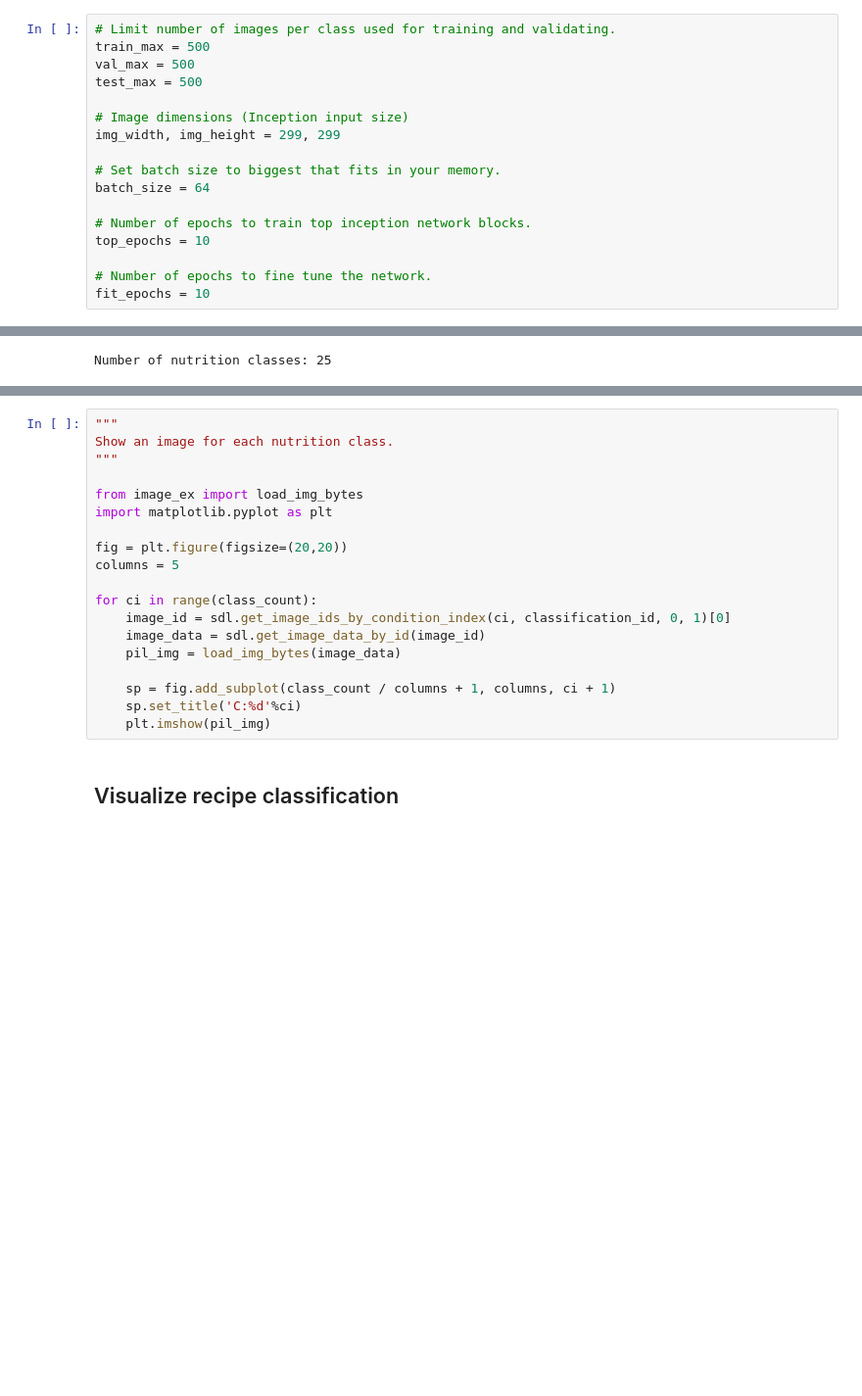
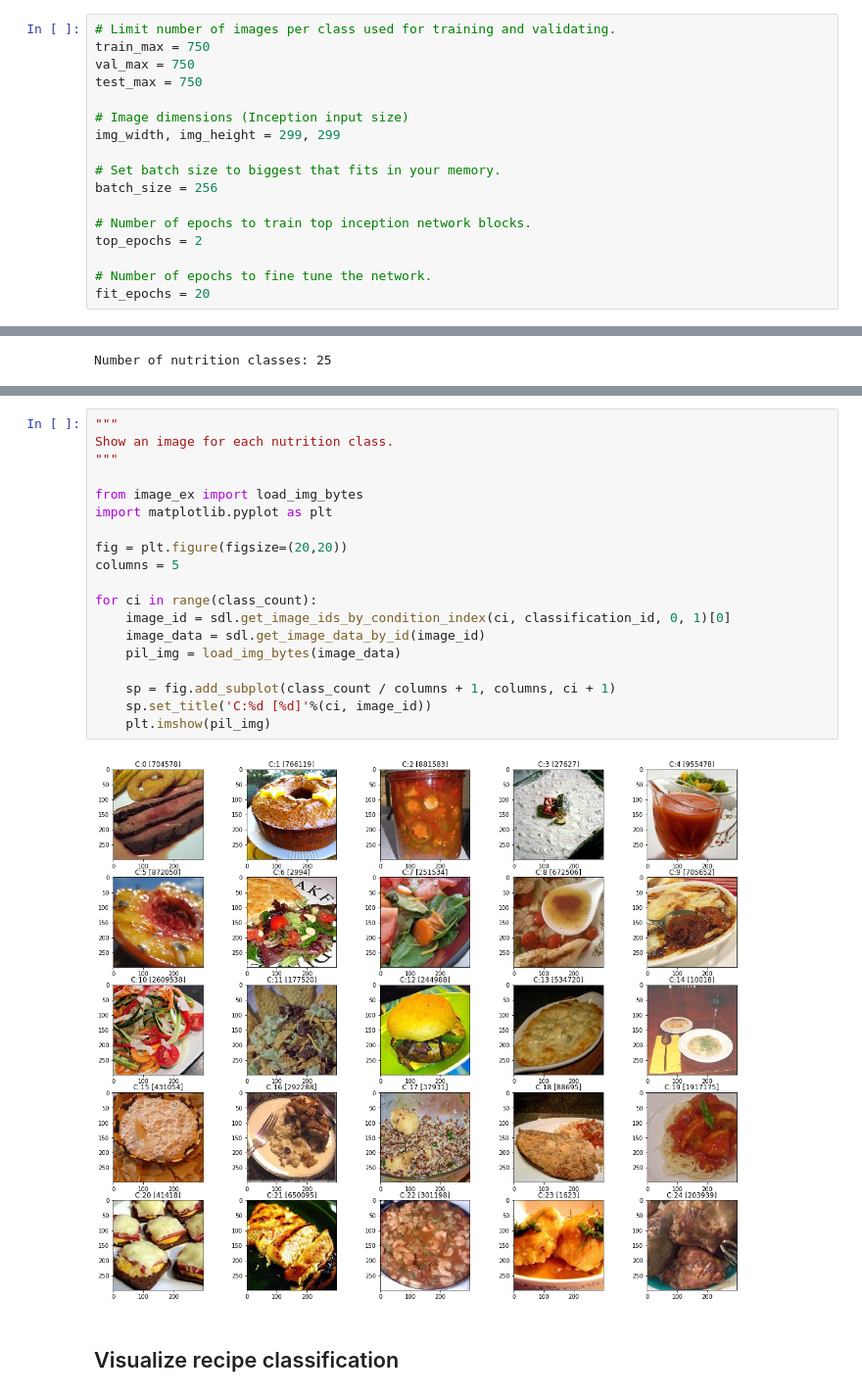
Before and after one commit to aleksas/food_nutrition_classifier, a Jupyter notebook: recipes.ipynb, the cells around one changed output, grey strips where cells are left out. Shown at 98% size. Cells and saved outputs as stored; diff of their text form; blank space fills up the shorter version.

```diff
--- a/recipes.ipynb
+++ b/recipes.ipynb
@@ -41,21 +39,21 @@ File already downloaded (size: 7500314624)
 ### Training parameters
 # %%
 # Limit number of images per class used for training and validating.
-train_max = 500
-val_max = 500
-test_max = 500
+train_max = 750
+val_max = 750
+test_max = 750
 
 # Image dimensions (Inception input size)
 img_width, img_height = 299, 299
 
 # Set batch size to biggest that fits in your memory.
-batch_size = 64
+batch_size = 256
 
 # Number of epochs to train top inception network blocks.
-top_epochs = 10
+top_epochs = 2
 
 # Number of epochs to fine tune the network.
-fit_epochs = 10
+fit_epochs = 20
 # %% [markdown]
 ### Name the run
 # %%
@@ -108,22 +120,24 @@ Test samples: 0
 # %%
 """
 Show an image for each nutrition class.
 """
 
 from image_ex import load_img_bytes
 import matplotlib.pyplot as plt
 
 fig = plt.figure(figsize=(20,20))
 columns = 5
 
 for ci in range(class_count):
     image_id = sdl.get_image_ids_by_condition_index(ci, classification_id, 0, 1)[0]
     image_data = sdl.get_image_data_by_id(image_id)
     pil_img = load_img_bytes(image_data)
 
     sp = fig.add_subplot(class_count / columns + 1, columns, ci + 1)
-    sp.set_title('C:%d'%ci)
+    sp.set_title('C:%d [%d]'%(ci, image_id))
     plt.imshow(pil_img)
+# %% [output]
+[figure, added]
 # %% [markdown]
 ## Visualize recipe classification
 # %%
```
Also changed, not shown: parts of 10 cells of this notebook.
